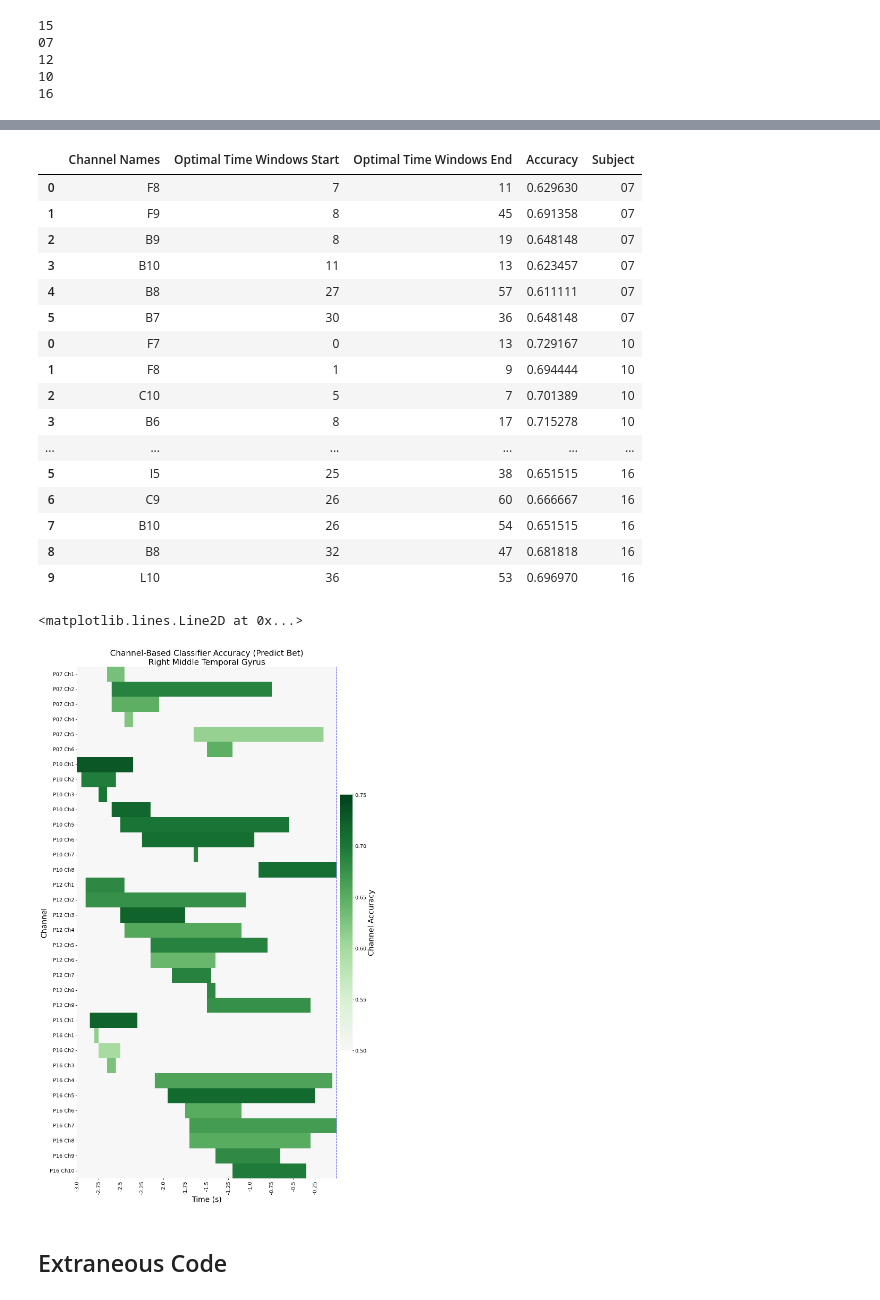
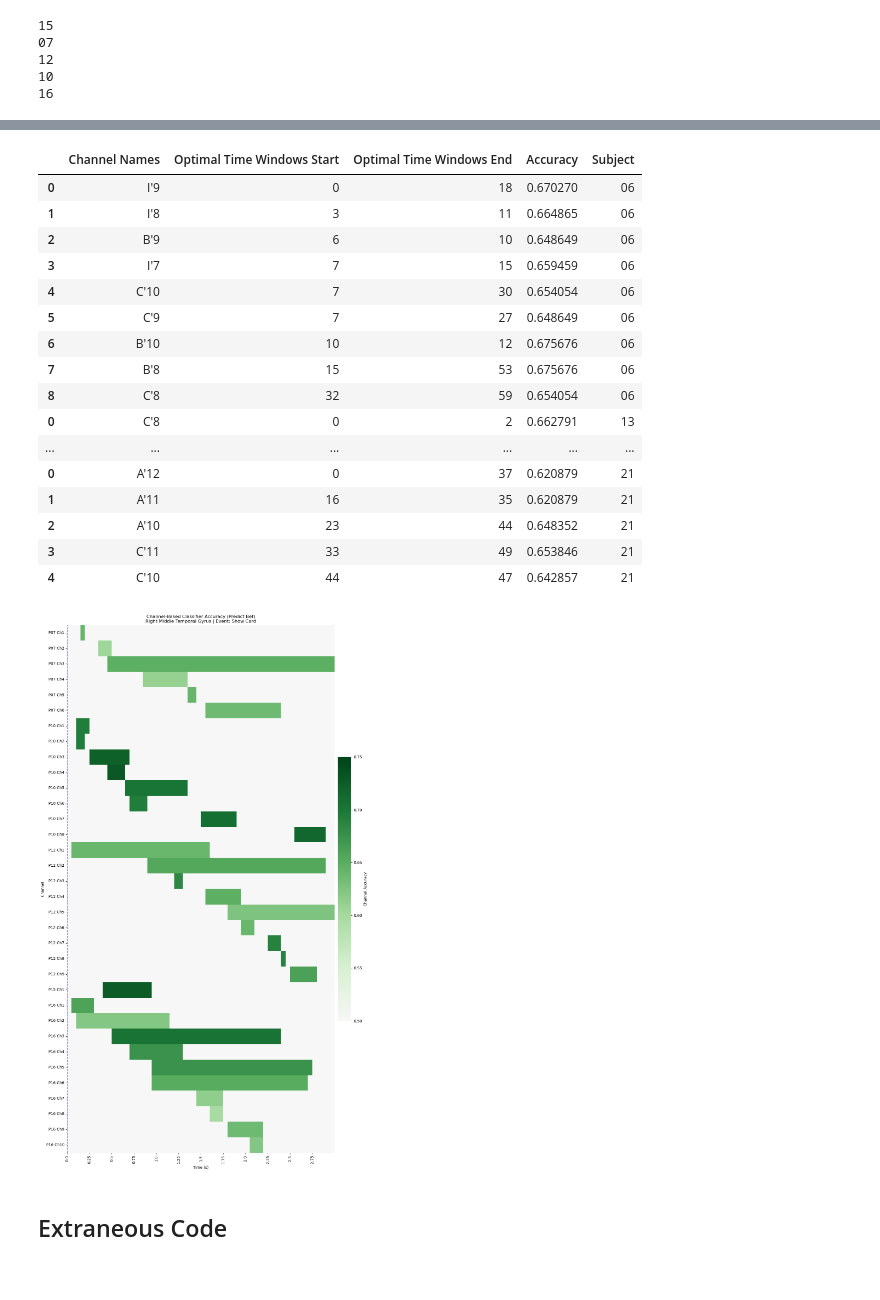
Before and after one commit to ncsl/decoding-decision-making, a Jupyter notebook: Decoding/EFRI_Data_Analysis.ipynb, the cells around one changed output, grey strips where cells are left out. Cells and saved outputs as stored; diff of their text form; code cells hidden in the pictures.

Commit message:
run pipeline on show card as event

```diff
--- a/Decoding/EFRI_Data_Analysis.ipynb
+++ b/Decoding/EFRI_Data_Analysis.ipynb
@@ -212,15 +212,19 @@ import glob
 import re
 
 # Specify the file path pattern
-brain_hemisphere = ['Right', 'Left']
+# brain_hemisphere = ['Right', 'Left']
+
+# for hemi in brain_hemisphere:
+#     file_path_pattern = f'Metrics/{hemi}MiddleTemporalGyrus/PredictBet/RandomForestMovementOnset/ChannelInfo/*.csv'
 
 # Create an empty list to store the dataframes
 dfs = []
 
-# for hemi in brain_hemisphere:
-#     file_path_pattern = f'Metrics/{hemi}MiddleTemporalGyrus/PredictBet/RandomForestMovementOnset/ChannelInfo/*.csv'
+brain_region = 'RightMiddleTemporalGyrus'
+prediction_variable = 'PredictBet'
+event = 'ShowCard'
 
-file_path_pattern = f'Metrics/RightMiddleTemporalGyrus/PredictBet/RandomForestMovementOnset/ChannelInfo/*.csv'
+file_path_pattern = f'Metrics/{brain_region}/{prediction_variable}/RandomForest{event}/ChannelInfo/*.csv'
 
 # Get a list of file paths matching the pattern
 file_paths = glob.glob(file_path_pattern)
@@ -285,22 +289,22 @@ concatenated_df_sorted = concatenated_df.sort_values(by=['Subject', 'Optimal Tim
 concatenated_df_sorted
 # %% [output]
 |  | Channel Names | Optimal Time Windows Start | Optimal Time Windows End | Accuracy | Subject |
-| 0 | F8 | 7 | 11 | 0.629630 | 07 |
-| 1 | F9 | 8 | 45 | 0.691358 | 07 |
-| 2 | B9 | 8 | 19 | 0.648148 | 07 |
-| 3 | B10 | 11 | 13 | 0.623457 | 07 |
-| 4 | B8 | 27 | 57 | 0.611111 | 07 |
-| 5 | B7 | 30 | 36 | 0.648148 | 07 |
-| 0 | F7 | 0 | 13 | 0.729167 | 10 |
-| 1 | F8 | 1 | 9 | 0.694444 | 10 |
-| 2 | C10 | 5 | 7 | 0.701389 | 10 |
-| 3 | B6 | 8 | 17 | 0.715278 | 10 |
+| 0 | I'9 | 0 | 18 | 0.670270 | 06 |
+| 1 | I'8 | 3 | 11 | 0.664865 | 06 |
+| 2 | B'9 | 6 | 10 | 0.648649 | 06 |
+| 3 | I'7 | 7 | 15 | 0.659459 | 06 |
+| 4 | C'10 | 7 | 30 | 0.654054 | 06 |
+| 5 | C'9 | 7 | 27 | 0.648649 | 06 |
+| 6 | B'10 | 10 | 12 | 0.675676 | 06 |
+| 7 | B'8 | 15 | 53 | 0.675676 | 06 |
+| 8 | C'8 | 32 | 59 | 0.654054 | 06 |
+| 0 | C'8 | 0 | 2 | 0.662791 | 13 |
 | ... | ... | ... | ... | ... | ... |
-| 5 | I5 | 25 | 38 | 0.651515 | 16 |
-| 6 | C9 | 26 | 60 | 0.666667 | 16 |
-| 7 | B10 | 26 | 54 | 0.651515 | 16 |
-| 8 | B8 | 32 | 47 | 0.681818 | 16 |
-| 9 | L10 | 36 | 53 | 0.696970 | 16 |
+| 0 | A'12 | 0 | 37 | 0.620879 | 21 |
+| 1 | A'11 | 16 | 35 | 0.620879 | 21 |
+| 2 | A'10 | 23 | 44 | 0.648352 | 21 |
+| 3 | C'11 | 33 | 49 | 0.653846 | 21 |
+| 4 | C'10 | 44 | 47 | 0.642857 | 21 |
 # %%
 accuracies = concatenated_df_sorted['Accuracy'].to_numpy()
 # %%
@@ -318,7 +322,7 @@ y_labels_colors = []
 #     "16" : ""
 # }
 
-time = np.arange(60)/20 - 3 # 20 is the number of timesteps per second
+time = np.arange(60)/20 - 0 # 20 is the number of timesteps per second
 
 for idx, row in concatenated_df_sorted.iterrows():
     start = row['Optimal Time Windows Start']
@@ -334,19 +338,23 @@ for idx, row in concatenated_df_sorted.iterrows():
 # %%
 fig, axs = plt.subplots(1, 1, figsize=(15, 25))
 sns.heatmap(heatmap_array, ax=axs, cmap='PRGn', vmin=.5, vmax=.75, center=.5, cbar_kws={"label":"Channel Accuracy", "shrink": .5, "pad": 0.01})
 
 axs.set_ylabel('Channel')
 axs.set_xlabel('Time (s)')
-axs.set_title('Channel-Based Classifier Accuracy (Predict Bet)\nRight Middle Temporal Gyrus')
+axs.set_title('Channel-Based Classifier Accuracy (Predict Bet)\nRight Middle Temporal Gyrus | Event: Show Card')
 
 axs.set_xticks(np.arange(0, 60, 5))
 axs.set_xticklabels(time[::5], rotation = 90)
 axs.set_yticks(np.arange(concatenated_df_sorted.shape[0])+0.5)
 axs.set_yticklabels(y_labels, rotation = 0)
-axs.axvline(np.argmin(np.abs(time)) + 1, color = 'blue', alpha=1, ls = '--')
+axs.axvline(0, color = 'blue', alpha=1, ls = '--')
+
+plot_save_path = f'Plots/{brain_region}/{prediction_variable}/RandomForest{event}/{brain_region}OptimalChannelCombination.png'
+plt.savefig(plot_save_path)
+
+plt.show()
 # %% [output]
-<matplotlib.lines.Line2D at 0x...>
-[figure, old version]
+[figure, new version]
 # %% [markdown]
 ## Extraneous Code
 # %%
```
Also changed, not shown: parts of 1 cell of this notebook, 47 other files.
